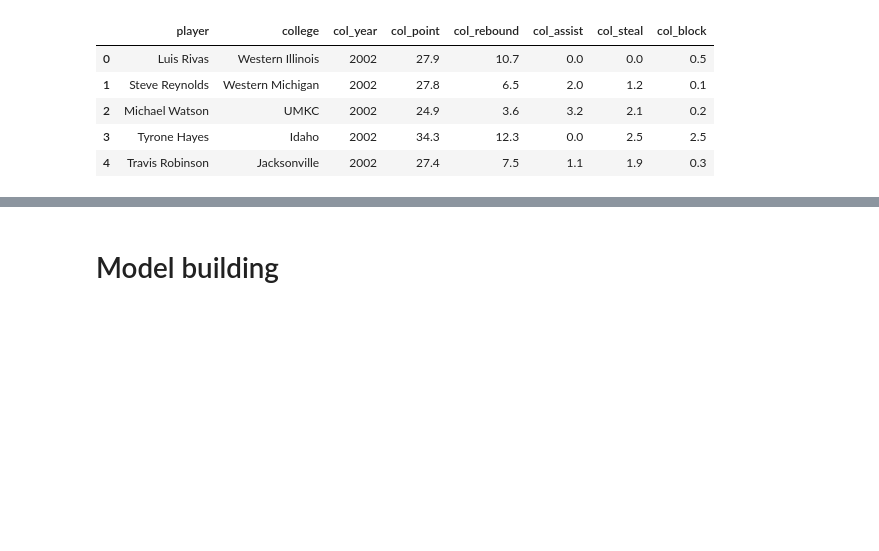
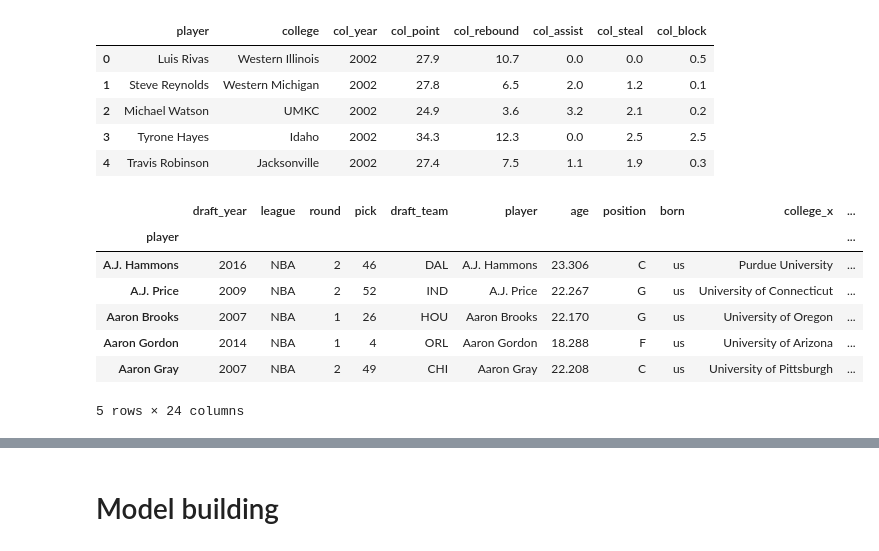
Before and after one commit to LaDilettante/cs316_nba, a Jupyter notebook: code/Predictive model for NBA performance.ipynb, the cells around one changed output, grey strips where cells are left out. Saved outputs shown, nothing was run; the diff lists cells and outputs as text; code cells hidden in the pictures; blank space fills up the shorter version.

```diff
--- a/code/Predictive model for NBA performance.ipynb
+++ b/code/Predictive model for NBA performance.ipynb
@@ -155,3 +155,14 @@ df_final = pd.merge(df_final, df_ncaa, how='inner', on=['player'])
 # Only keep the last year of college performance
 df_final = (df_final.groupby('player')
         .apply(lambda df: df.sort_values(by='col_year', ascending=False).iloc[0, :]))
+# %%
+df_final.head()
+# %% [output]
+|  | draft_year | league | round | pick | draft_team | player | age | position | born | college_x | ... |
+| player |  |  |  |  |  |  |  |  |  |  | ... |
+| A.J. Hammons | 2016 | NBA | 2 | 46 | DAL | A.J. Hammons | 23.306 | C | us | Purdue University | ... |
+| A.J. Price | 2009 | NBA | 2 | 52 | IND | A.J. Price | 22.267 | G | us | University of Connecticut | ... |
+| Aaron Brooks | 2007 | NBA | 1 | 26 | HOU | Aaron Brooks | 22.170 | G | us | University of Oregon | ... |
+| Aaron Gordon | 2014 | NBA | 1 | 4 | ORL | Aaron Gordon | 18.288 | F | us | University of Arizona | ... |
+| Aaron Gray | 2007 | NBA | 2 | 49 | CHI | Aaron Gray | 22.208 | C | us | University of Pittsburgh | ... |
+5 rows × 24 columns
```
Also changed, not shown: parts of 28 cells of this notebook, 1 other file.
